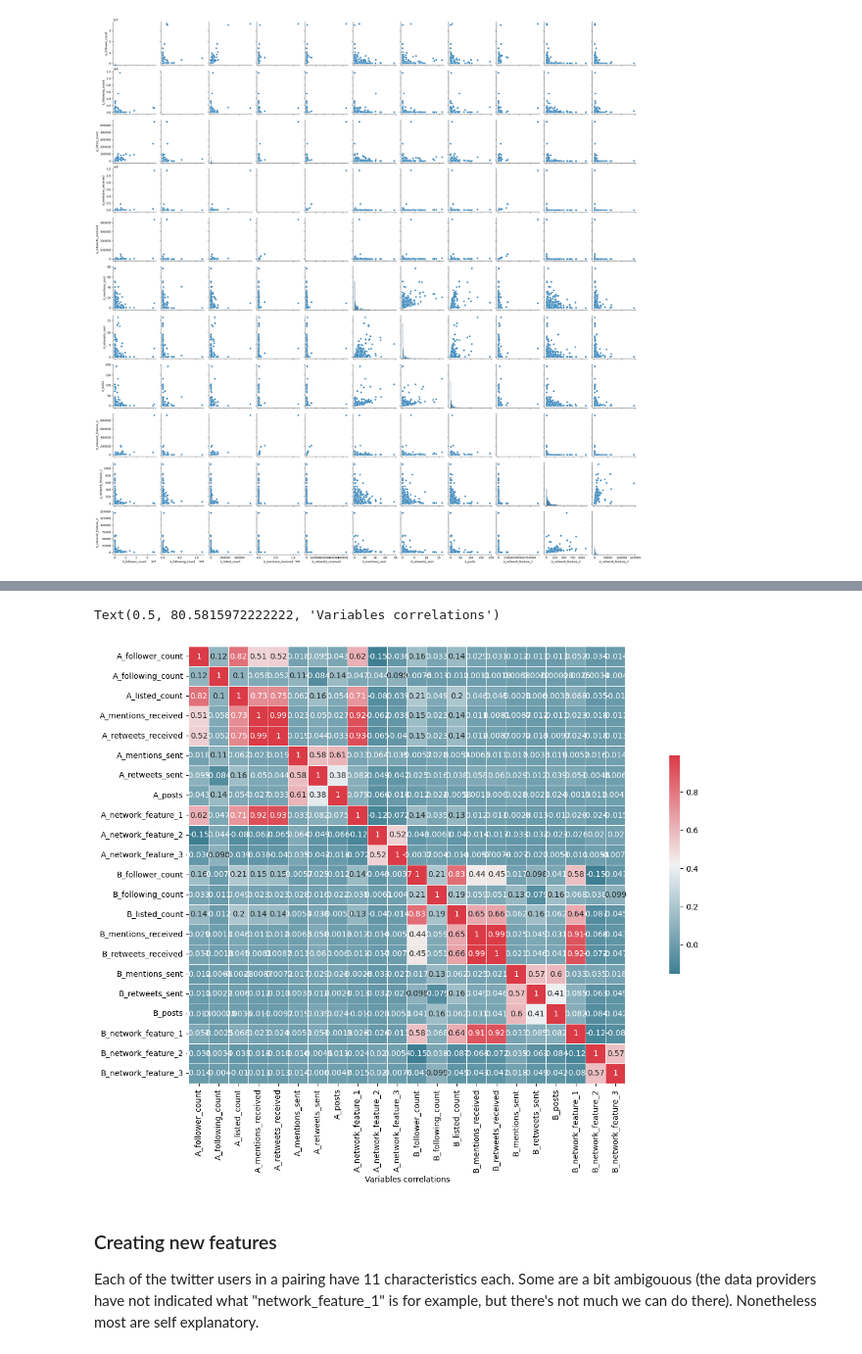
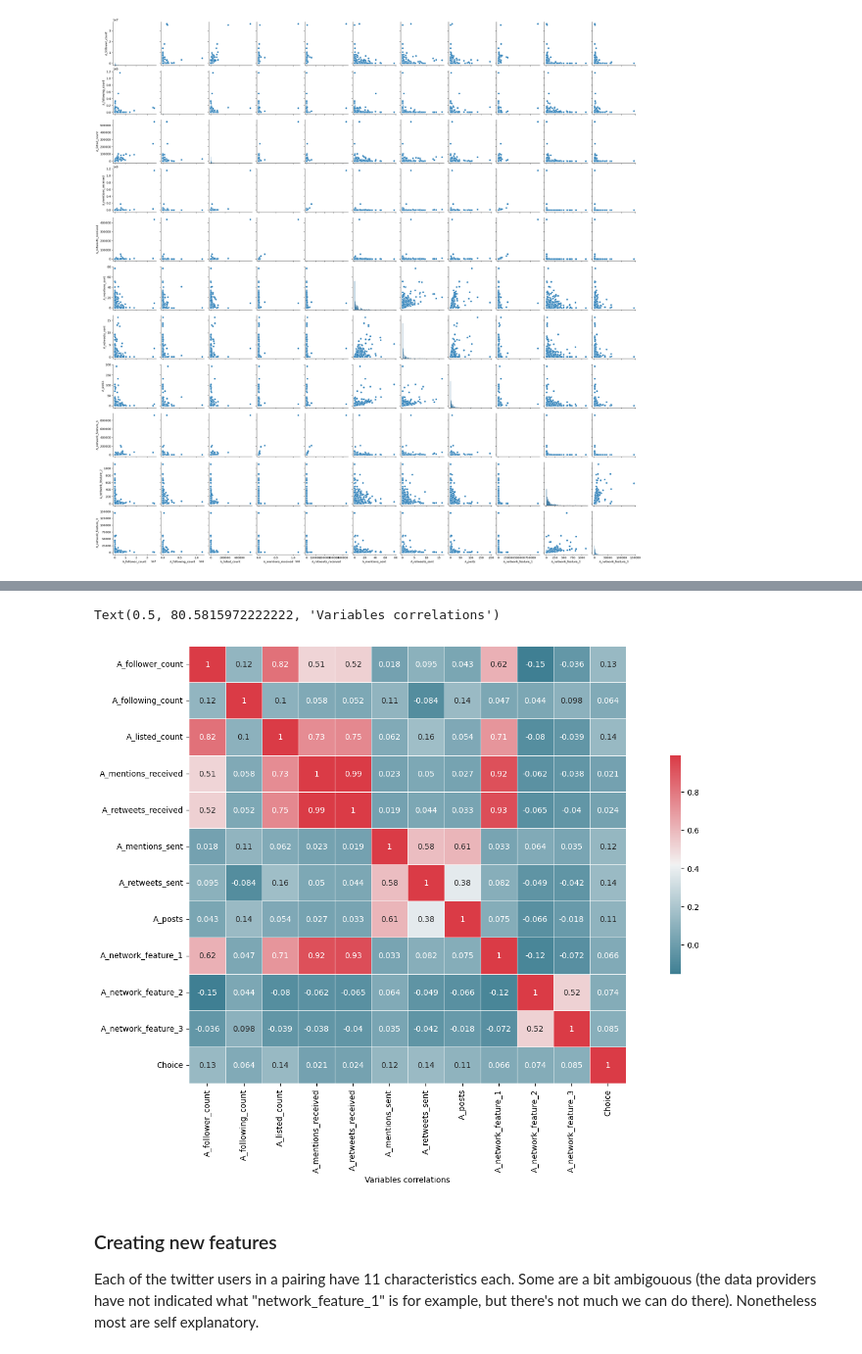
Before and after one commit to Prajaktahz/ML-Practice-Uni, a Jupyter notebook: Week_6_Case_Study_Exercises.ipynb, the cells around one changed output, grey strips where cells are left out. Shown at 98% size. Saved outputs shown, nothing was run; the diff lists cells and outputs as text; code cells hidden in the pictures.

```diff
--- a/Week_6_Case_Study_Exercises.ipynb
+++ b/Week_6_Case_Study_Exercises.ipynb
@@ -140,0 +134,5 @@ KeyboardInterrupt:
+# %%
+A_cols = ['A_follower_count', 'A_following_count', 'A_listed_count', 'A_mentions_received', 'A_retweets_received', 'A_mentions_sent', 'A_retweets_sent', 'A_posts', 'A_network_feature_1', 'A_network_feature_2', 'A_network_feature_3', 'Choice']
+A_df = data[A_cols]
+sns.pairplot(data=A_df, hue='Choice')
+plt.show()
@@ -141,19 +141,19 @@ KeyboardInterrupt:
 # %%
 #-- Produce a correlation matrix for the features in A_cols
 
-corr = X.corr(numeric_only = True)
+corr = A_df.corr(numeric_only = True)
 
 #--Set up the matplotlib figure
 fig, ax= plt.subplots(figsize=(20, 10))
 
 #--Generate diverging colormap
 cmap= sns.diverging_palette(220, 10, as_cmap=True)
 
 sns.heatmap(corr, cmap=cmap, vmax=.99, square=True, linewidths=.5, cbar_kws={"shrink": .5}, ax=ax, annot=True)
 plt.xlabel('Variables correlations')
 # %% [output]
 Text(0.5, 80.5815972222222, 'Variables correlations')
-[figure, old version]
+[figure, new version]
 # %% [markdown]
 ### Creating new features
 Each of the twitter users in a pairing have 11 characteristics each. Some are a bit ambigouous (the data providers have not indicated what "network_feature_1" is for example, but there's not much we can do there). Nonetheless most are self explanatory.
```
Also changed, not shown: parts of 15 cells of this notebook.
